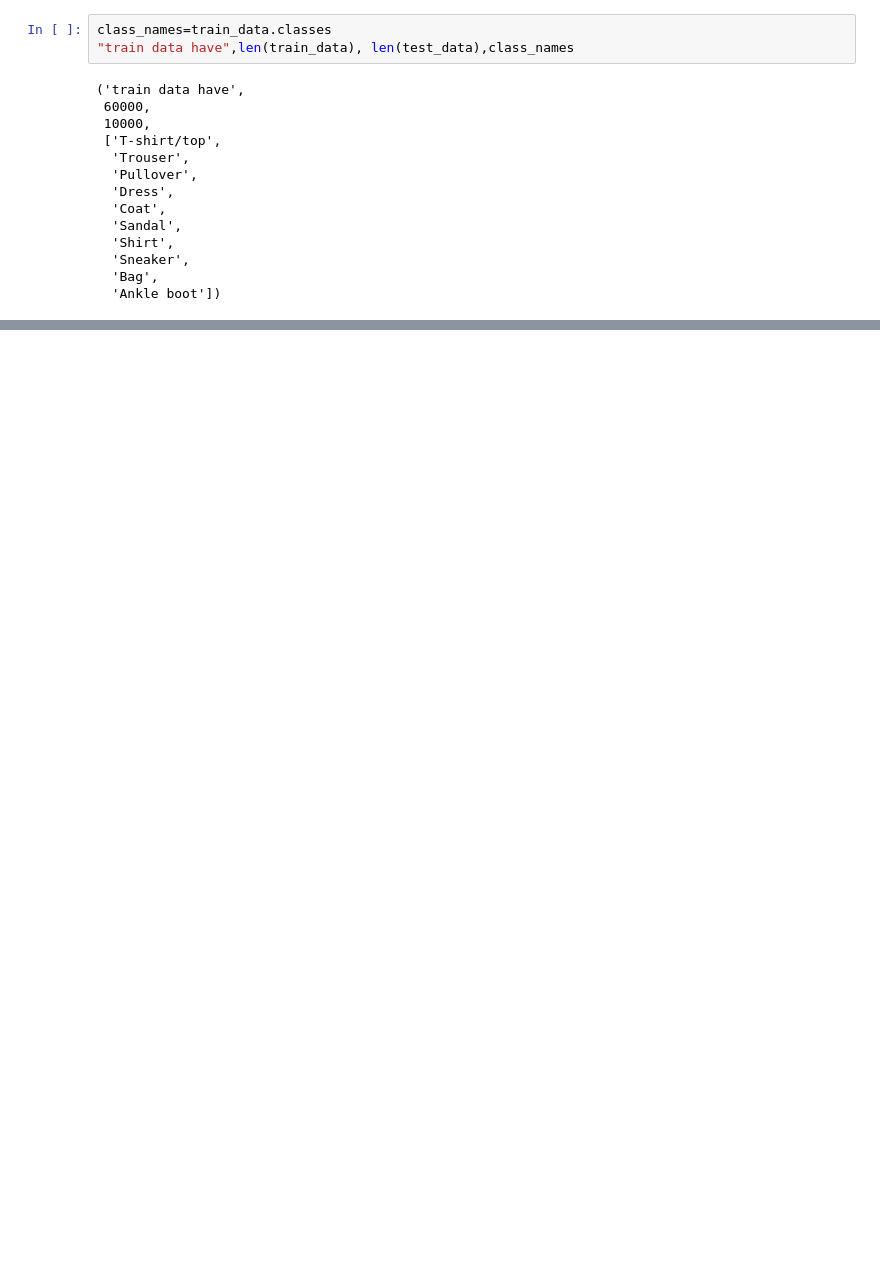
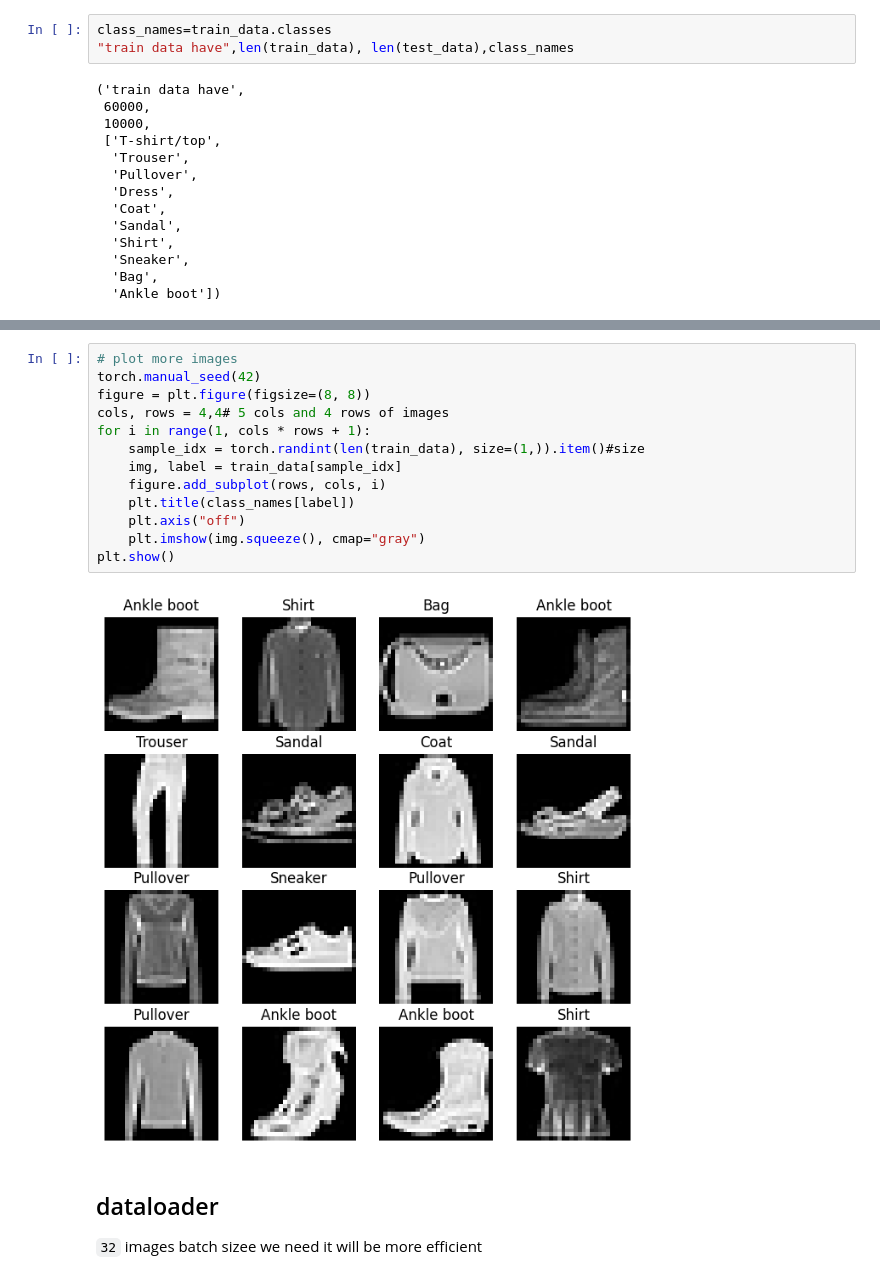
Before and after one commit to bloodykunu39/summer-term, a Jupyter notebook: pytorch/03_convolution.ipynb, the cells around one changed output, grey strips where cells are left out. Drawn from its saved outputs; the diff is of its cells as text; blank space fills up the shorter version.

```diff
--- a/pytorch/03_convolution.ipynb
+++ b/pytorch/03_convolution.ipynb
@@ -116,0 +134,20 @@ class_names=train_data.classes
+# %%
+# plot more images
+torch.manual_seed(42)
+figure = plt.figure(figsize=(8, 8))
+cols, rows = 4,4# 5 cols and 4 rows of images
+for i in range(1, cols * rows + 1):
+    sample_idx = torch.randint(len(train_data), size=(1,)).item()#size
+    img, label = train_data[sample_idx]
+    figure.add_subplot(rows, cols, i)
+    plt.title(class_names[label])
+    plt.axis("off")
+    plt.imshow(img.squeeze(), cmap="gray")
+plt.show()
+# %% [output]
+[figure, added]
+# %% [markdown]
+## dataloader
+
+`32` images batch sizee we need
+it will be more efficient
```
Also changed, not shown: parts of 58 cells of this notebook, 1 other file.
